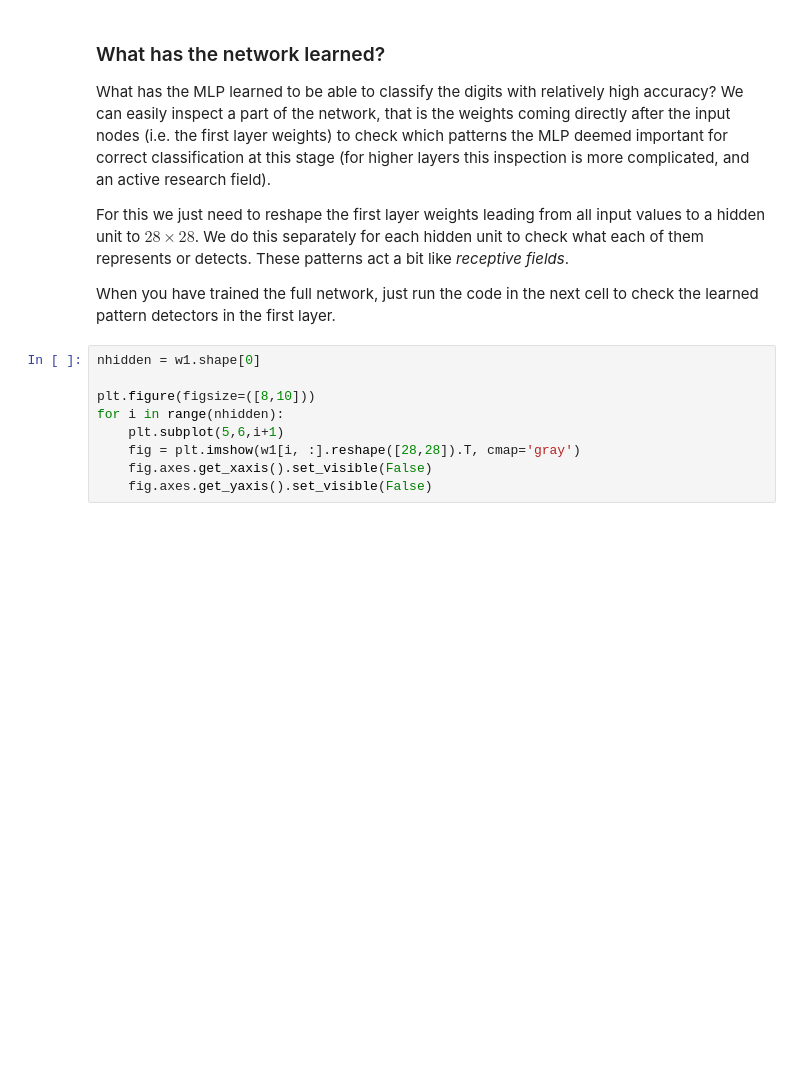
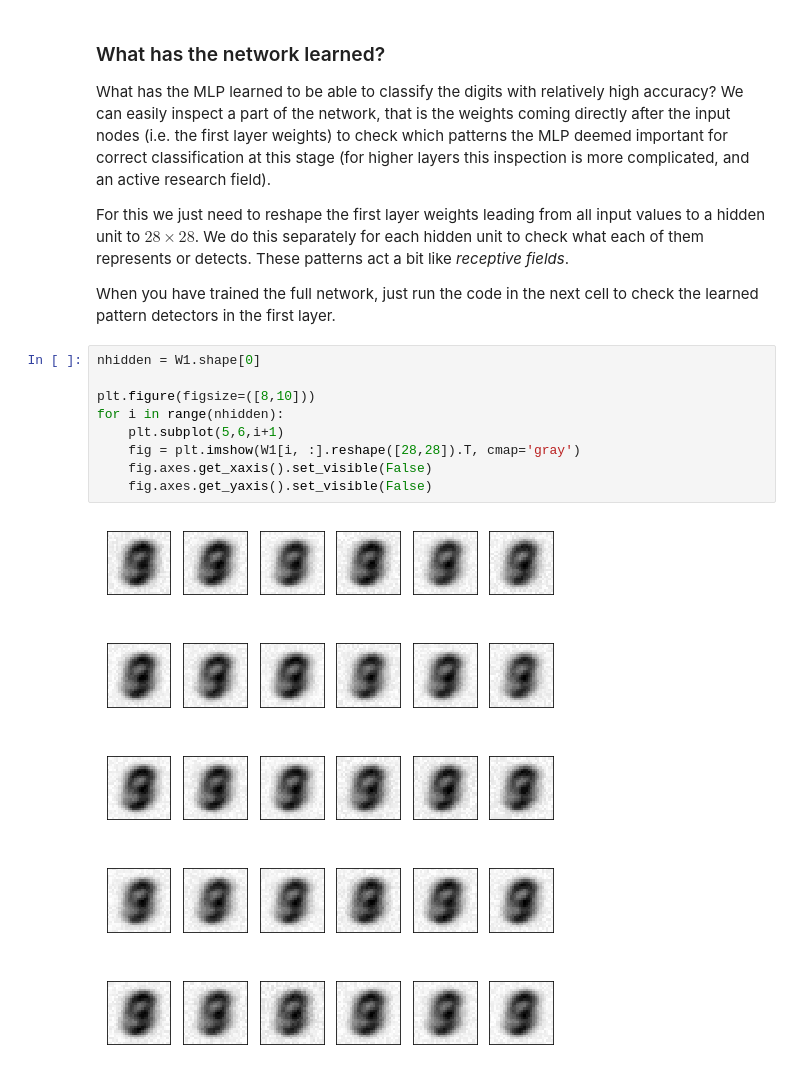
Before and after one commit to aprinsai/NeuralNetworks, a Jupyter notebook: Ex4/Chapter_04_multilayer_perceptron.ipynb, the cells around one changed output. Saved outputs shown, nothing was run; the diff lists cells and outputs as text; blank space fills up the shorter version.

```diff
--- a/Ex4/Chapter_04_multilayer_perceptron.ipynb
+++ b/Ex4/Chapter_04_multilayer_perceptron.ipynb
@@ -379,11 +402,13 @@ For this we just need to reshape the first layer weights leading from all input
 
 When you have trained the full network, just run the code in the next cell to check the learned pattern detectors in the first layer.
 # %%
-nhidden = w1.shape[0]
+nhidden = W1.shape[0]
 
 plt.figure(figsize=([8,10]))
 for i in range(nhidden):
     plt.subplot(5,6,i+1)
-    fig = plt.imshow(w1[i, :].reshape([28,28]).T, cmap='gray')
+    fig = plt.imshow(W1[i, :].reshape([28,28]).T, cmap='gray')
     fig.axes.get_xaxis().set_visible(False)
     fig.axes.get_yaxis().set_visible(False)
+# %% [output]
+[figure, added]
```
Also changed, not shown: parts of 6 cells of this notebook.
